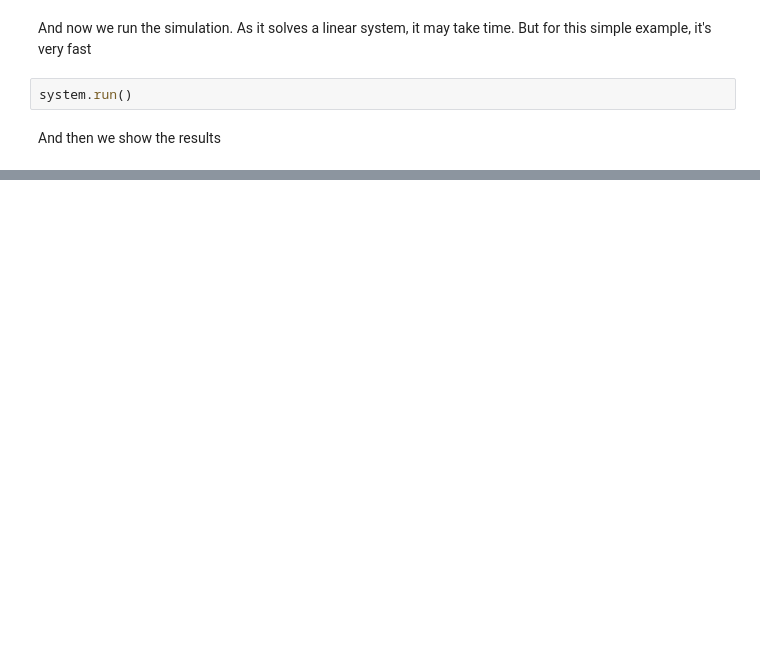
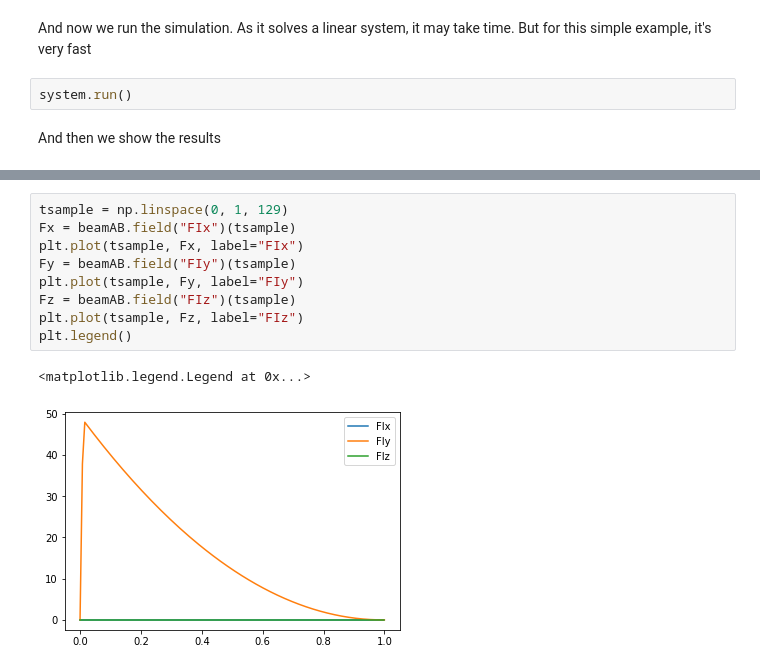
Before and after one commit to compmec/beam1D, a Jupyter notebook: examples/example07.ipynb, the cells around one changed output, grey strips where cells are left out. Cells and saved outputs as stored; diff of their text form; blank space fills up the shorter version.

```diff
--- a/examples/example07.ipynb
+++ b/examples/example07.ipynb
@@ -52,0 +65,12 @@ At [Github/compmec/strct/examples/example07.ipynb](https://github.com/compmec/st
+# %%
+tsample = np.linspace(0, 1, 129)
+Fx = beamAB.field("FIx")(tsample)
+plt.plot(tsample, Fx, label="FIx")
+Fy = beamAB.field("FIy")(tsample)
+plt.plot(tsample, Fy, label="FIy")
+Fz = beamAB.field("FIz")(tsample)
+plt.plot(tsample, Fz, label="FIz")
+plt.legend()
+# %% [output]
+<matplotlib.legend.Legend at 0x...>
+[figure, added]
```
Also changed, not shown: parts of 8 cells of this notebook, 10 other files.
